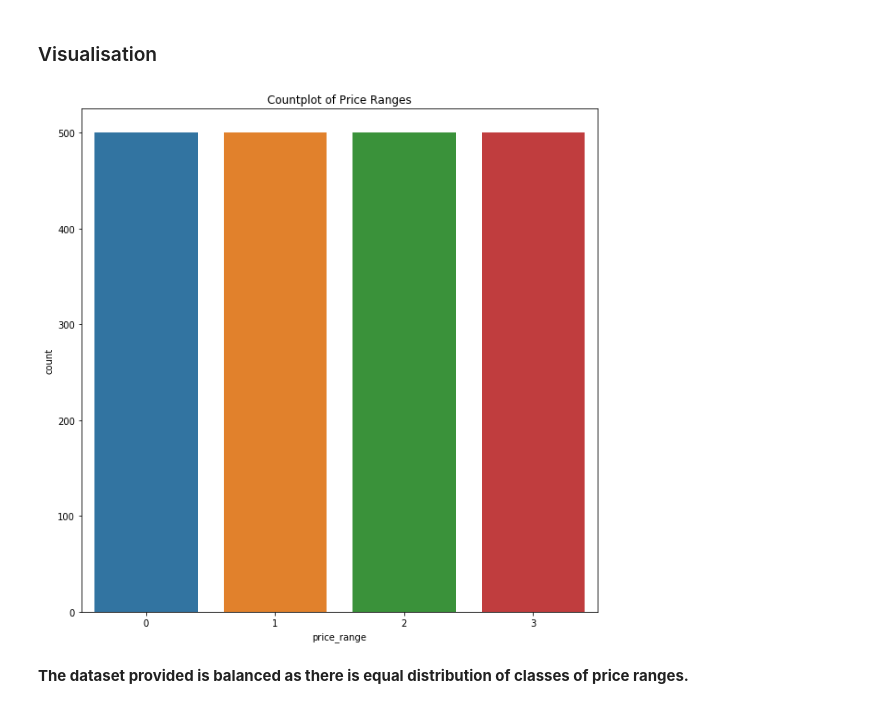
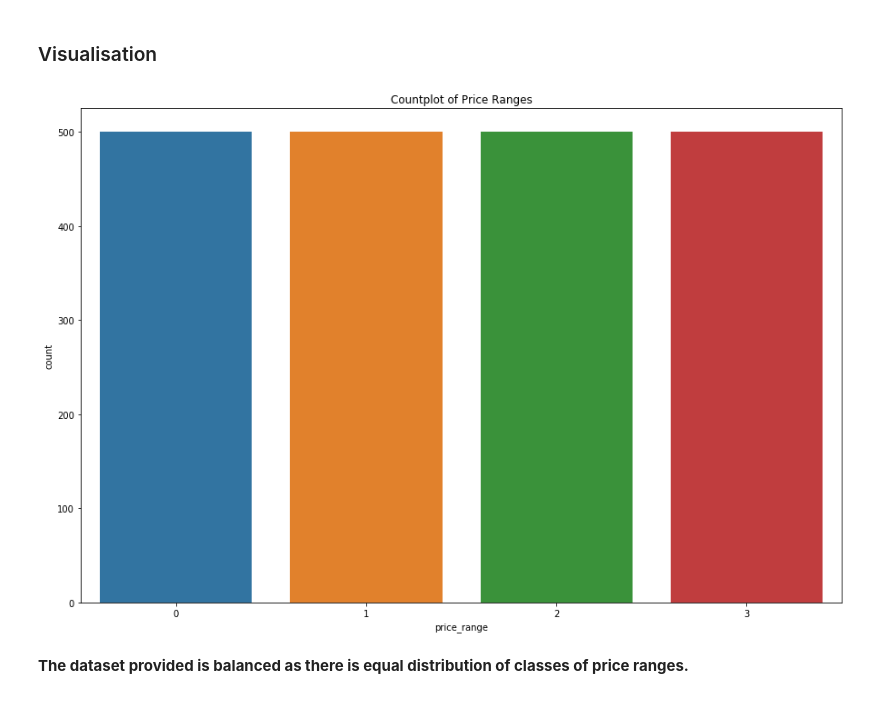
Before and after one commit to Ankit152/Mobile-Price-Prediction, a Jupyter notebook: mobilePrediction.ipynb, the cells around one changed output. Cells and saved outputs as stored; diff of their text form; code cells hidden in the pictures.

```diff
--- a/mobilePrediction.ipynb
+++ b/mobilePrediction.ipynb
@@ -163,11 +93,11 @@ dtype: int64
 # %% [markdown]
 ### Visualisation
 # %%
-plt.figure(figsize=(10,10))
+plt.figure(figsize=(15,10))
 sns.countplot(train['price_range'])
 plt.title('Countplot of Price Ranges')
 plt.show()
 # %% [output]
-[figure, old version]
+[figure, new version]
 # %% [markdown]
 **The dataset provided is balanced as there is equal distribution of classes of price ranges.**
```
Also changed, not shown: parts of 19 cells of this notebook.
